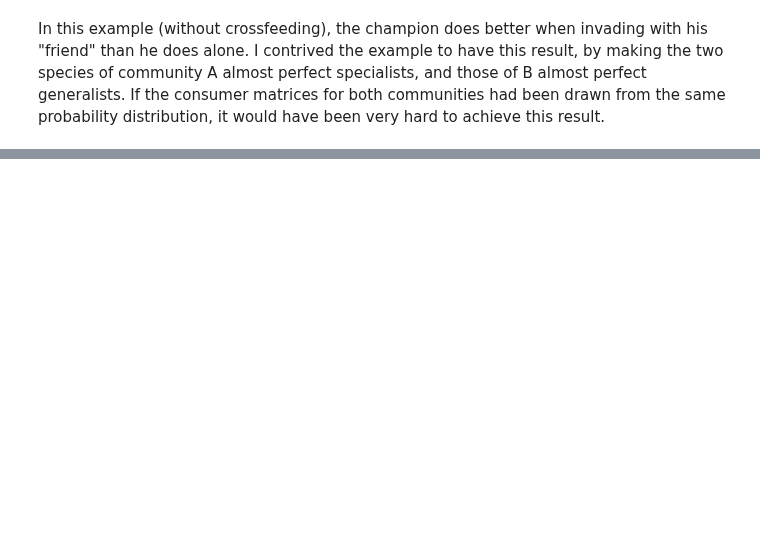
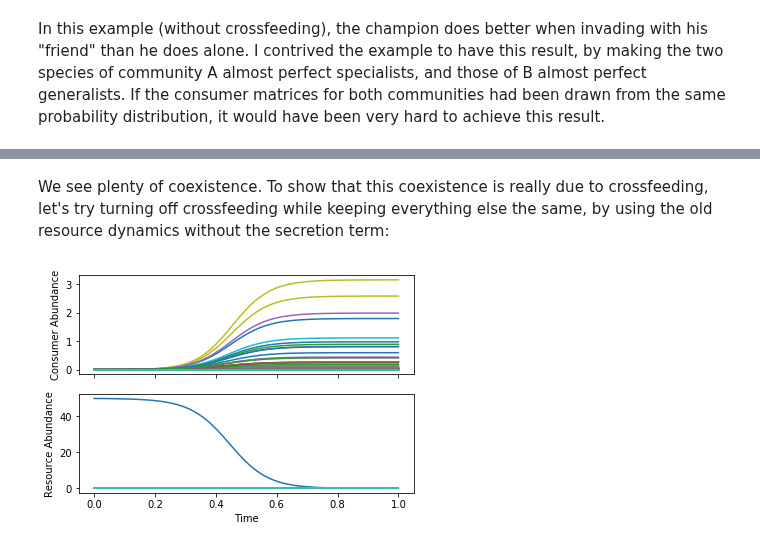
Before and after one commit to Emergent-Behaviors-in-Biology/community-simulator, a Jupyter notebook: Community Simulator Tutorial.ipynb, the cells around one changed output, grey strips where cells are left out. Saved outputs shown, nothing was run; the diff lists cells and outputs as text; code cells hidden in the pictures; blank space fills up the shorter version.

```diff
--- a/Community Simulator Tutorial.ipynb
+++ b/Community Simulator Tutorial.ipynb
@@ -243,0 +323,10 @@ In this example (without crossfeeding), the champion does better when invading w
+# %% [markdown]
+We see plenty of coexistence. To show that this coexistence is really due to crossfeeding, let's try turning off crossfeeding while keeping everything else the same, by using the old resource dynamics without the secretion term:
+# %%
+from community_simulator.models import dNdt_MCRM, dRdt_CRM
+
+MyPlate = Community(init_state,[dNdt_MCRM,dRdt_CRM],params,scale=10**9)
+
+t, Ntraj, Rtraj = MyPlate.TestWell(T=1)
+# %% [output]
+[figure, added]
```
Also changed, not shown: parts of 26 cells of this notebook, 1 other file.
